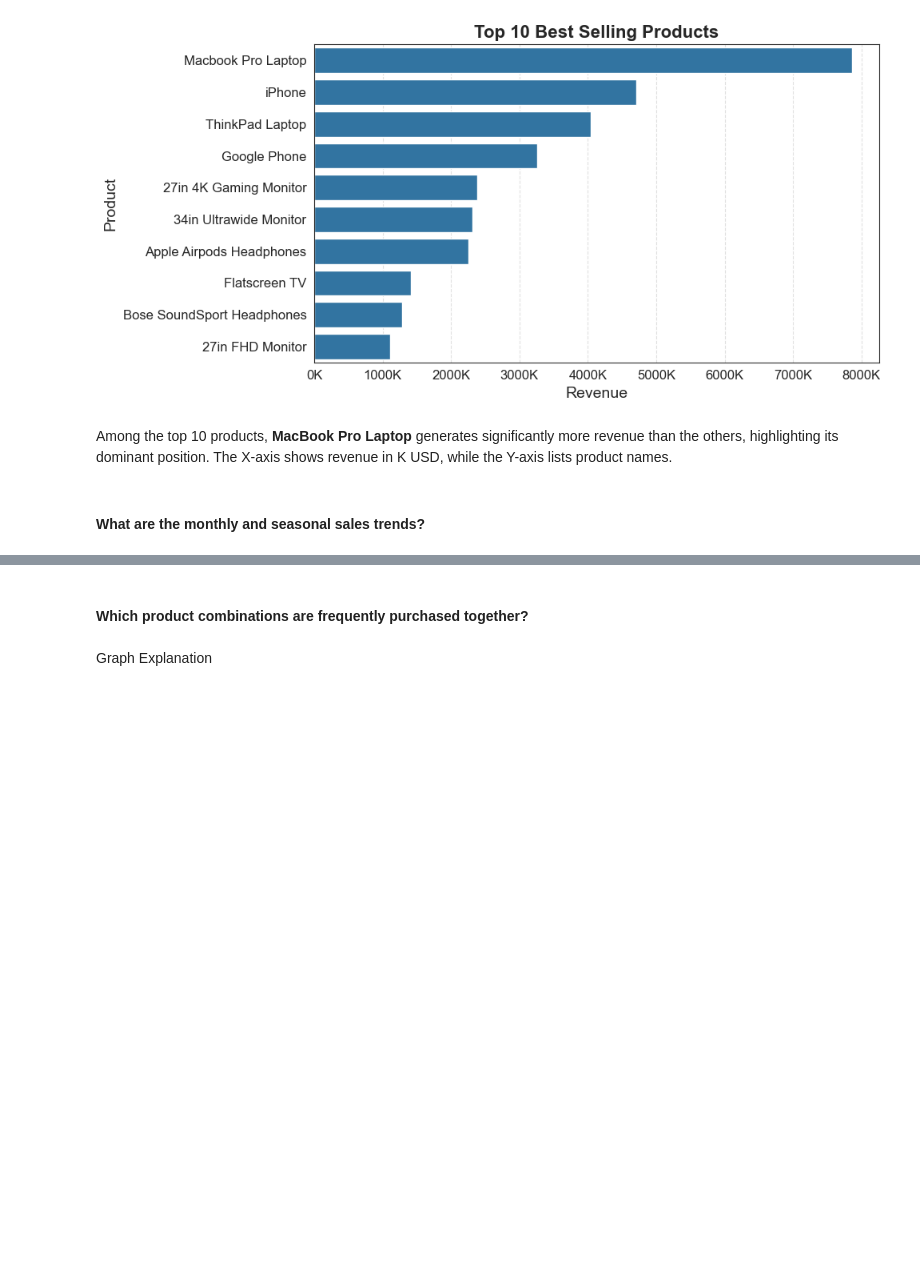
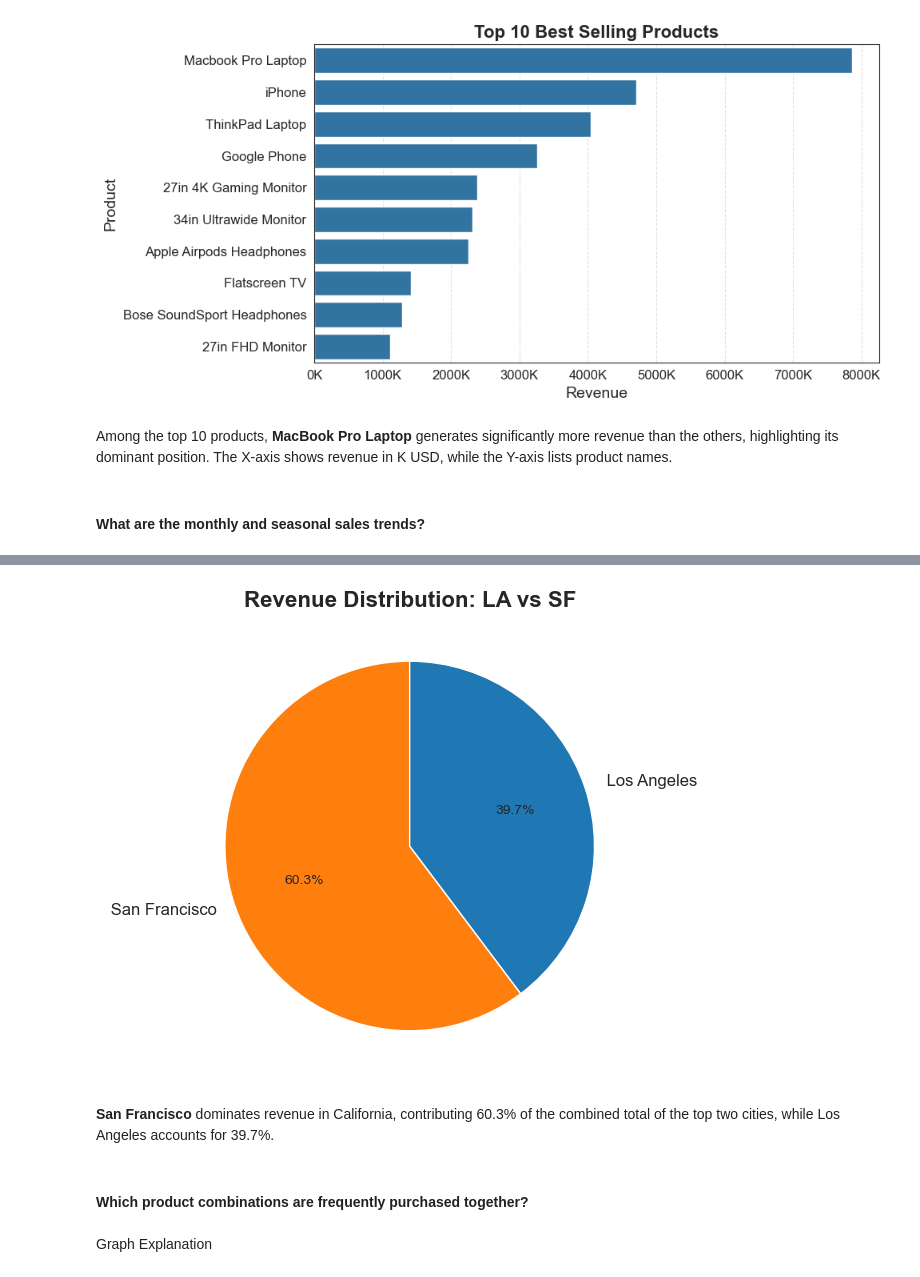
Before and after one commit to aliciawijaya98/sales_eda, a Jupyter notebook: Data Analysis.ipynb, the cells around one changed output, grey strips where cells are left out. Saved outputs shown, nothing was run; the diff lists cells and outputs as text; code cells hidden in the pictures; blank space fills up the shorter version.

```diff
--- a/Data Analysis.ipynb
+++ b/Data Analysis.ipynb
@@ -131,3 +173,25 @@ Graph Explanation
+# %%
+df_ca = df[df['state'].str.contains('CA', na=False)]
+
+city_revenue_ca = df_ca.groupby('city')['revenue'].sum().sort_values(ascending=False)
+
+set_chart_style(font='Arial')
+plt.figure(figsize=(6,6))
+colors = ['tab:orange', 'tab:blue']
+plt.pie(
+    city_revenue_ca,
+    labels=city_revenue_ca.index,
+    autopct='%1.1f%%',
+    colors=colors,
+    startangle=90,
+    wedgeprops={'edgecolor': 'white'}
+)
+plt.title('Revenue Distribution: LA vs SF')
+plt.show()
+# %% [output]
+[figure, added]
+# %% [markdown]
+**San Francisco** dominates revenue in California, contributing 60.3% of the combined total of the top two cities, while Los Angeles accounts for 39.7%.
 # %% [markdown]
 #### Which product combinations are frequently purchased together?
 # %%
```
Also changed, not shown: parts of 6 cells of this notebook.
